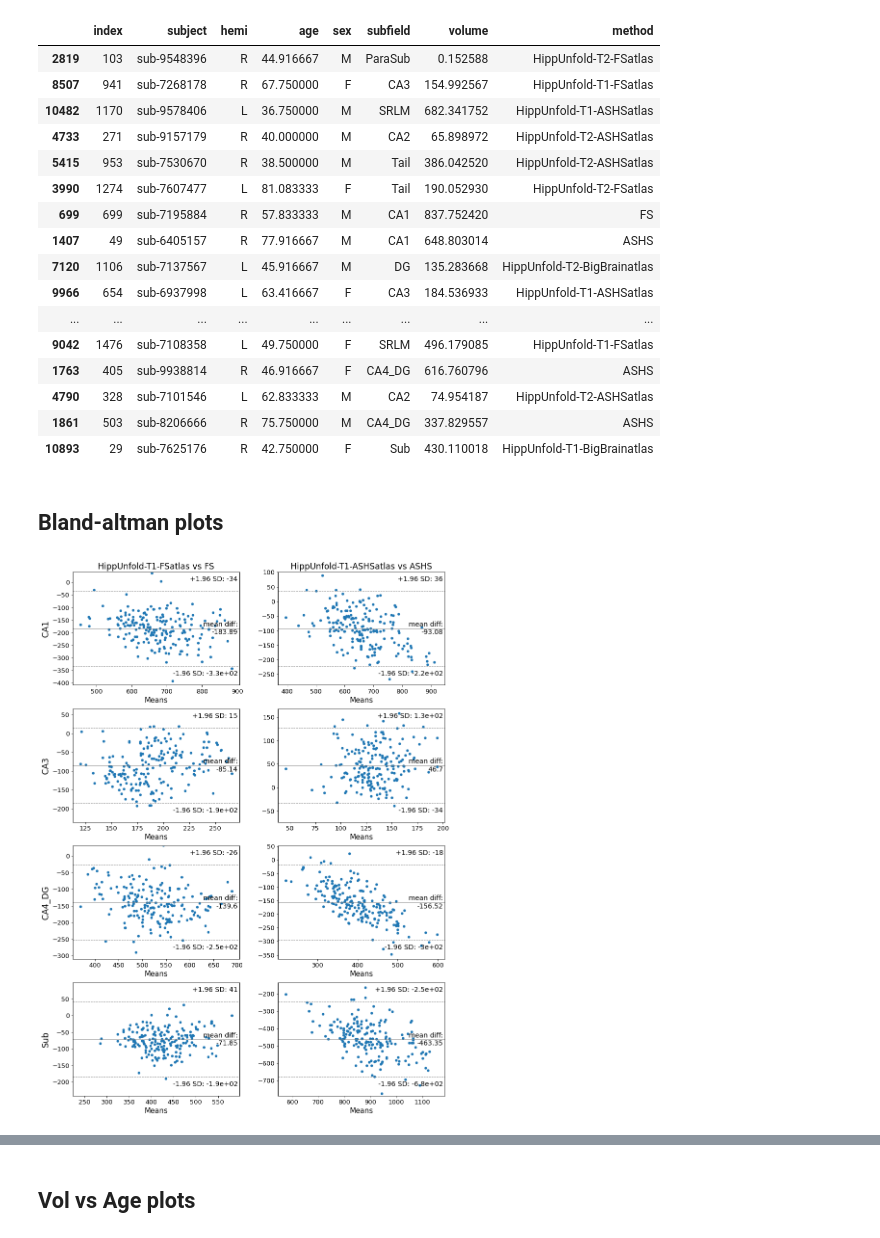
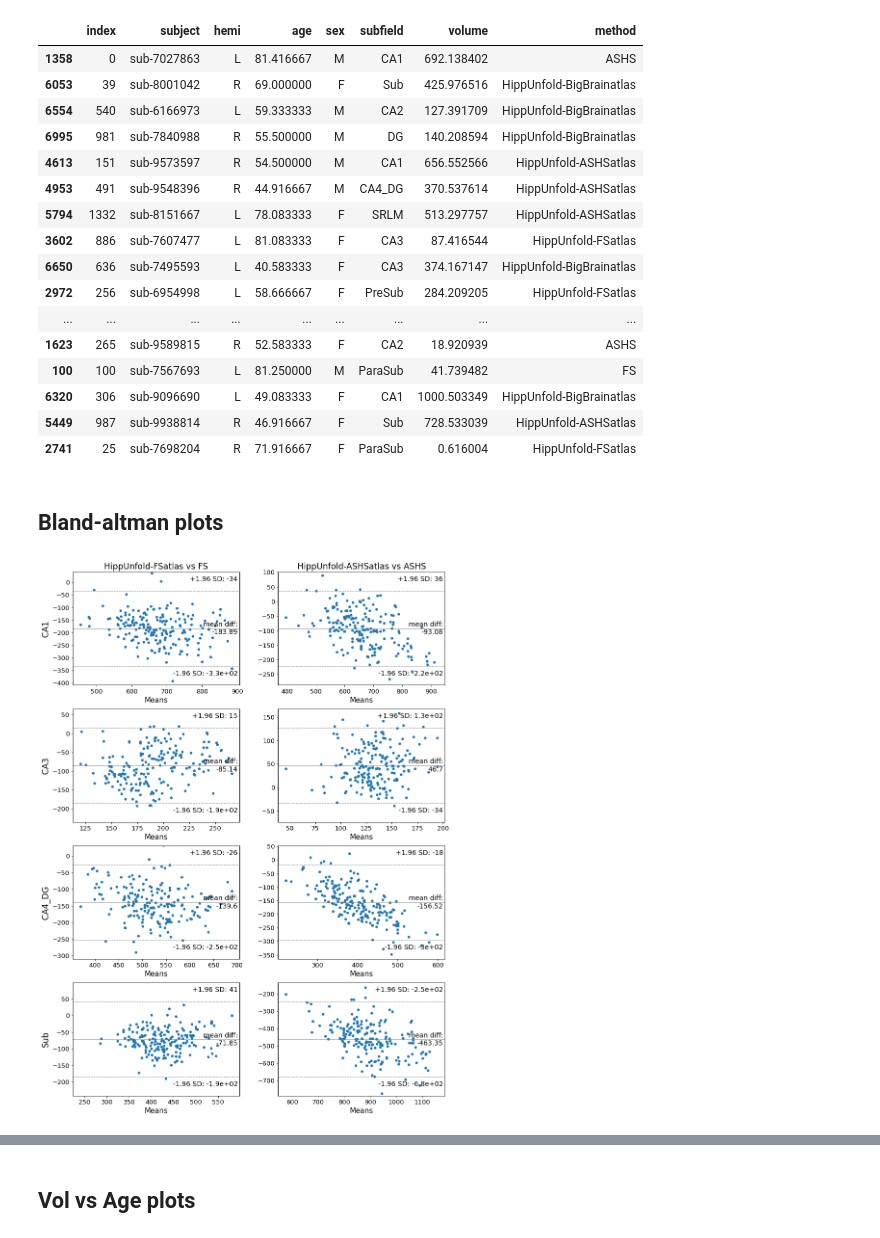
Before and after one commit to akhanf/hippunfold-fs-ashs-comparison, a Jupyter notebook: analysis.ipynb, the cells around one changed output, grey strips where cells are left out. Saved outputs shown, nothing was run; the diff lists cells and outputs as text; code cells hidden in the pictures.

```diff
--- a/analysis.ipynb
+++ b/analysis.ipynb
@@ -10,58 +10,54 @@ df_demog = (pd
 
 
 methods = ['freesurfer','ashs',
-               'hippunfold-t2-freesurferatlas','hippunfold-t2-magdeburgatlas','hippunfold-t2-bigbrainatlas',
                'hippunfold-t1-freesurferatlas','hippunfold-t1-magdeburgatlas','hippunfold-t1-bigbrainatlas']
-methods_abbr = ['FS','ASHS','HippUnfold-T2-FSatlas','HippUnfold-T2-ASHSatlas','HippUnfold-T2-BigBrainatlas',
-                       'HippUnfold-T1-FSatlas','HippUnfold-T1-ASHSatlas','HippUnfold-T1-BigBrainatlas']
+methods_abbr = ['FS','ASHS',
+                       'HippUnfold-FSatlas','HippUnfold-ASHSatlas','HippUnfold-BigBrainatlas']
 
 id_cols = ['subject','hemi','age','sex']
 
 luts = {'freesurfer': 'resources/freesurfer_v21_CA_subfields_dseg.tsv',
         'ashs': 'resources/desc-subfields_atlas-magdeburg_dseg.tsv',
         'hippunfold-t1-freesurferatlas': 'resources/hippunfold_desc-subfields_atlas-freesurfer_dseg.tsv',
         'hippunfold-t1-magdeburgatlas': 'resources/hippunfold_desc-subfields_atlas-magdeburg_dseg.tsv',
-        'hippunfold-t1-bigbrainatlas': 'resources/hippunfold_desc-subfields_atlas-bigbrain_dseg.tsv',
-        'hippunfold-t2-freesurferatlas': 'resources/hippunfold_desc-subfields_atlas-freesurfer_dseg.tsv',
-        'hippunfold-t2-magdeburgatlas': 'resources/hippunfold_desc-subfields_atlas-magdeburg_dseg.tsv',
-        'hippunfold-t2-bigbrainatlas': 'resources/hippunfold_desc-subfields_atlas-bigbrain_dseg.tsv'}
+        'hippunfold-t1-bigbrainatlas': 'resources/hippunfold_desc-subfields_atlas-bigbrain_dseg.tsv'}
 
 all_subfields = { method: pd.read_table(luts[method]).abbreviation.to_list() for method in methods }
 
 
 
 
 df = pd.concat( [(pd
             .read_table(f'results/{method}_volumes.tsv') #read table
             .merge(df_demog,on='subject')  # merge in demographics
             .melt(id_vars=id_cols,value_vars=all_subfields[method],var_name='subfield',value_name='volume')  #convert from wide to tidy
             .assign(method = lambda df_:abbr)  #add a column for the method
            )
             for method,abbr in zip(methods,methods_abbr) ]   #concatenate all the tidy tables
          )
 
 
 df = df.reset_index()
 
 df.sample(20)
 # %% [output]
 |  | index | subject | hemi | age | sex | subfield | volume | method |
-| 2819 | 103 | sub-9548396 | R | 44.916667 | M | ParaSub | 0.152588 | HippUnfold-T2-FSatlas |
-| 8507 | 941 | sub-7268178 | R | 67.750000 | F | CA3 | 154.992567 | HippUnfold-T1-FSatlas |
-| 10482 | 1170 | sub-9578406 | L | 36.750000 | M | SRLM | 682.341752 | HippUnfold-T1-ASHSatlas |
-| 4733 | 271 | sub-9157179 | R | 40.000000 | M | CA2 | 65.898972 | HippUnfold-T2-ASHSatlas |
-| 5415 | 953 | sub-7530670 | R | 38.500000 | M | Tail | 386.042520 | HippUnfold-T2-ASHSatlas |
-| 3990 | 1274 | sub-7607477 | L | 81.083333 | F | Tail | 190.052930 | HippUnfold-T2-FSatlas |
-| 699 | 699 | sub-7195884 | R | 57.833333 | M | CA1 | 837.752420 | FS |
-| 1407 | 49 | sub-6405157 | R | 77.916667 | M | CA1 | 648.803014 | ASHS |
-| 7120 | 1106 | sub-7137567 | L | 45.916667 | M | DG | 135.283668 | HippUnfold-T2-BigBrainatlas |
-| 9966 | 654 | sub-6937998 | L | 63.416667 | F | CA3 | 184.536933 | HippUnfold-T1-ASHSatlas |
+| 1358 | 0 | sub-7027863 | L | 81.416667 | M | CA1 | 692.138402 | ASHS |
+| 6053 | 39 | sub-8001042 | R | 69.000000 | F | Sub | 425.976516 | HippUnfold-BigBrainatlas |
+| 6554 | 540 | sub-6166973 | L | 59.333333 | M | CA2 | 127.391709 | HippUnfold-BigBrainatlas |
+| 6995 | 981 | sub-7840988 | R | 55.500000 | M | DG | 140.208594 | HippUnfold-BigBrainatlas |
+| 4613 | 151 | sub-9573597 | R | 54.500000 | M | CA1 | 656.552566 | HippUnfold-ASHSatlas |
+| 4953 | 491 | sub-9548396 | R | 44.916667 | M | CA4_DG | 370.537614 | HippUnfold-ASHSatlas |
+| 5794 | 1332 | sub-8151667 | L | 78.083333 | F | SRLM | 513.297757 | HippUnfold-ASHSatlas |
+| 3602 | 886 | sub-7607477 | L | 81.083333 | F | CA3 | 87.416544 | HippUnfold-FSatlas |
+| 6650 | 636 | sub-7495593 | L | 40.583333 | F | CA3 | 374.167147 | HippUnfold-BigBrainatlas |
+| 2972 | 256 | sub-6954998 | L | 58.666667 | F | PreSub | 284.209205 | HippUnfold-FSatlas |
 | ... | ... | ... | ... | ... | ... | ... | ... | ... |
-| 9042 | 1476 | sub-7108358 | L | 49.750000 | F | SRLM | 496.179085 | HippUnfold-T1-FSatlas |
-| 1763 | 405 | sub-9938814 | R | 46.916667 | F | CA4_DG | 616.760796 | ASHS |
-| 4790 | 328 | sub-7101546 | L | 62.833333 | M | CA2 | 74.954187 | HippUnfold-T2-ASHSatlas |
-| 1861 | 503 | sub-8206666 | R | 75.750000 | M | CA4_DG | 337.829557 | ASHS |
-| 10893 | 29 | sub-7625176 | R | 42.750000 | F | Sub | 430.110018 | HippUnfold-T1-BigBrainatlas |
+| 1623 | 265 | sub-9589815 | R | 52.583333 | F | CA2 | 18.920939 | ASHS |
+| 100 | 100 | sub-7567693 | L | 81.250000 | M | ParaSub | 41.739482 | FS |
+| 6320 | 306 | sub-9096690 | L | 49.083333 | F | CA1 | 1000.503349 | HippUnfold-BigBrainatlas |
+| 5449 | 987 | sub-9938814 | R | 46.916667 | F | Sub | 728.533039 | HippUnfold-ASHSatlas |
+| 2741 | 25 | sub-7698204 | R | 71.916667 | F | ParaSub | 0.616004 | HippUnfold-FSatlas |
 # %% [markdown]
 ## Bland-altman plots
 # %%
@@ -111,8 +107,8 @@ def plot_bland_altman(df,methods1,methods2,subfields,figsize=(18,16)):
 
 subfields = ['CA1','CA3','CA4_DG','Sub']
 
-methods1 = ['HippUnfold-T1-FSatlas','HippUnfold-T1-ASHSatlas']
+methods1 = ['HippUnfold-FSatlas','HippUnfold-ASHSatlas']
 methods2 = ['FS','ASHS']
 plot_bland_altman(df,methods1,methods2,subfields,figsize=(12,16))
 # %% [output]
-[figure, old version]
+[figure, new version]
```
Also changed, not shown: parts of 7 cells of this notebook.
